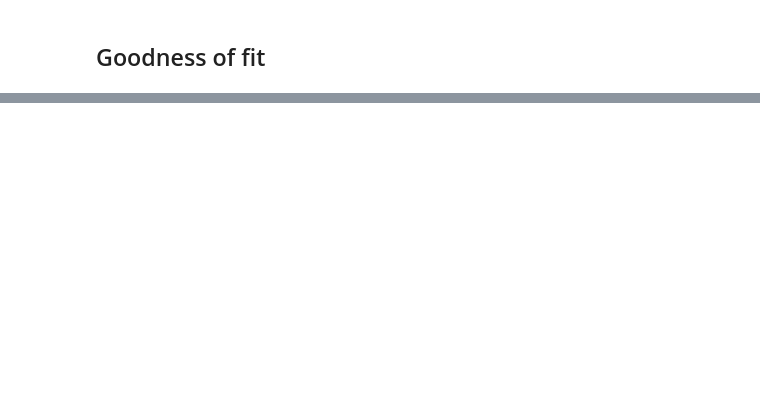
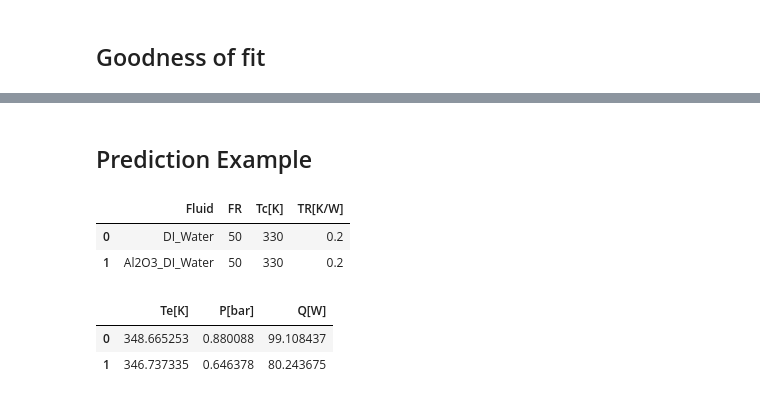
Before and after one commit to nirmalparmarphd/PHP_Paper_1_ML_Solution, a Jupyter notebook: php_ml_models.ipynb, the cells around one changed output, grey strips where cells are left out. Cells and saved outputs as stored; diff of their text form; code cells hidden in the pictures; blank space fills up the shorter version.

Commit message:
prediction example added

```diff
--- a/php_ml_models.ipynb
+++ b/php_ml_models.ipynb
@@ -528,0 +527,19 @@ plt.show()
+# %% [markdown]
+## Prediction Example
+# %%
+lab = {'Fluid':['DI_Water', 'Al2O3_DI_Water'], 'FR':[50, 50], 'Tc[K]':[330, 330], 'TR[K/W]':[0.2, 0.2]}
+lab_df = pd.DataFrame(data=lab)
+lab_df
+# %% [output]
+|  | Fluid | FR | Tc[K] | TR[K/W] |
+| 0 | DI_Water | 50 | 330 | 0.2 |
+| 1 | Al2O3_DI_Water | 50 | 330 | 0.2 |
+# %%
+lab_pred = data_pipeline_xgb.predict(lab_df)
+lab_pred = pd.DataFrame(lab_pred)
+lab_pred.columns = list(y_test.columns)
+lab_pred
+# %% [output]
+|  | Te[K] | P[bar] | Q[W] |
+| 0 | 348.665253 | 0.880088 | 99.108437 |
+| 1 | 346.737335 | 0.646378 | 80.243675 |
```
Also changed, not shown: parts of 12 cells of this notebook.
